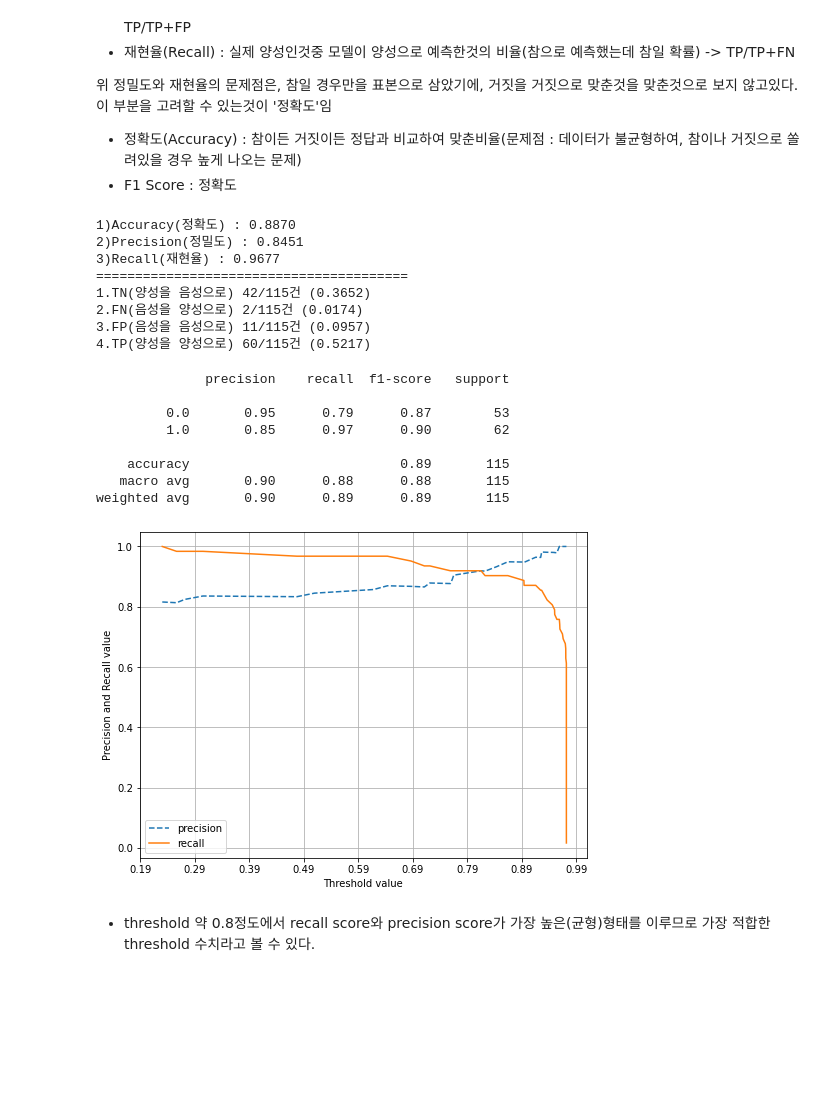
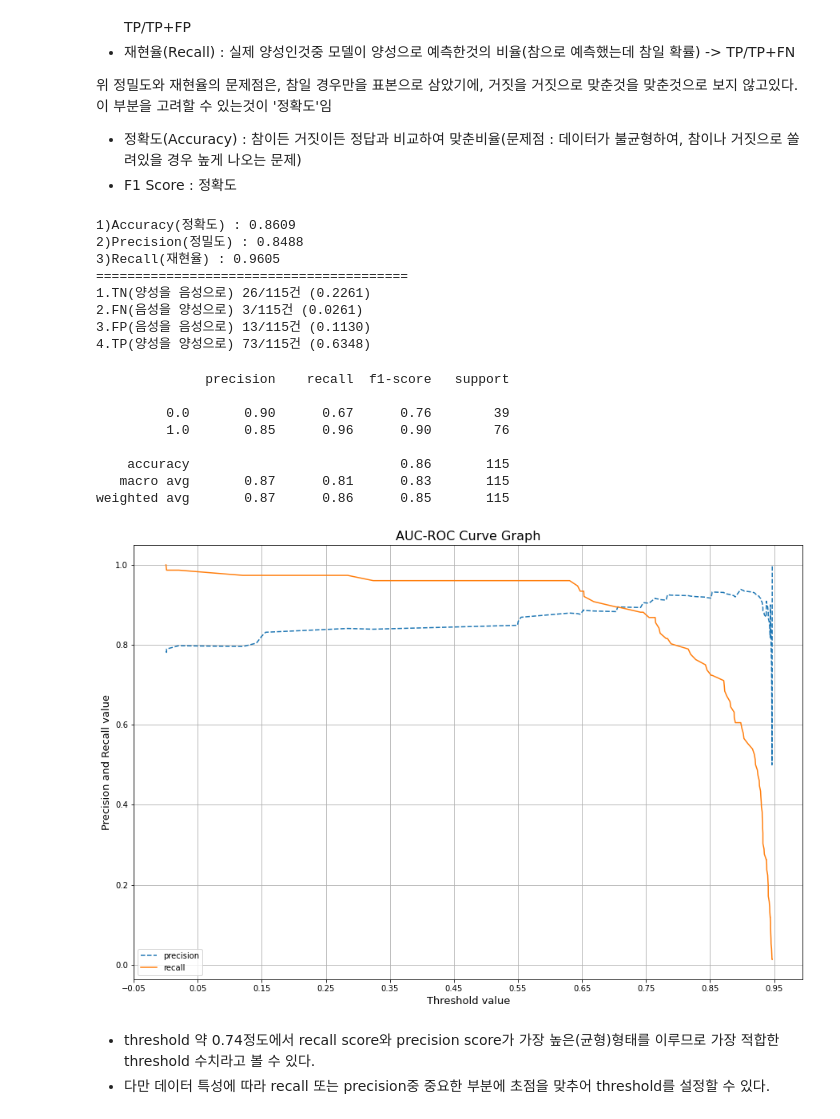
Before and after one commit to WontaeKim89/tech_Internalizing, a Jupyter notebook: AUC-ROC_Curve.ipynb, the cells around one changed output. Cells and saved outputs as stored; diff of their text form; code cells hidden in the pictures; blank space fills up the shorter version.

```diff
--- a/AUC-ROC_Curve.ipynb
+++ b/AUC-ROC_Curve.ipynb
@@ -106,7 +109,7 @@ print(len(train_loader.dataset), len(valid_loader.dataset), len(test_loader.data
 # %% [output]
 341 113 115
 # %%
-class Mymodel(nn.Module):
+class My_model(nn.Module):
     def __init__(self, input_dim, output_dim):
         self.input_dim = input_dim
         self.output_dim = output_dim
@@ -122,7 +125,7 @@ class Mymodel(nn.Module):
         self.linear8 = nn.Linear(3, 2)
         self.linear9 = nn.Linear(2, output_dim)
         self.act1 = nn.LeakyReLU()
-        self.act2 = nn.sigmoid()
+        self.act2 = nn.Sigmoid()
 
     def forward(self, x):
         h = self.act1(self.linear1(x))
@@ -295,53 +297,55 @@ print(f'2.FN(음성을 양성으로) {fn}/{len(y[2])}건 ({fn/len(y[2]):.4f})')
 print(f'3.FP(음성을 음성으로) {fp}/{len(y[2])}건 ({fp/len(y[2]):.4f})')
 print(f'4.TP(양성을 양성으로) {tp}/{len(y[2])}건 ({tp/len(y[2]):.4f})')
 # %% [output]
-1)Accuracy(정확도) : 0.8870
-2)Precision(정밀도) : 0.8451
-3)Recall(재현율) : 0.9677
+1)Accuracy(정확도) : 0.8609
+2)Precision(정밀도) : 0.8488
+3)Recall(재현율) : 0.9605
 ========================================
-1.TN(양성을 음성으로) 42/115건 (0.3652)
-2.FN(음성을 양성으로) 2/115건 (0.0174)
-3.FP(음성을 음성으로) 11/115건 (0.0957)
-4.TP(양성을 양성으로) 60/115건 (0.5217)
+1.TN(양성을 음성으로) 26/115건 (0.2261)
+2.FN(음성을 양성으로) 3/115건 (0.0261)
+3.FP(음성을 음성으로) 13/115건 (0.1130)
+4.TP(양성을 양성으로) 73/115건 (0.6348)
 # %%
 print(classification_report(y[2], yy))
 # %% [output]
               precision    recall  f1-score   support
 
-         0.0       0.95      0.79      0.87        53
-         1.0       0.85      0.97      0.90        62
+         0.0       0.90      0.67      0.76        39
+         1.0       0.85      0.96      0.90        76
 
-    accuracy                           0.89       115
-   macro avg       0.90      0.88      0.88       115
-weighted avg       0.90      0.89      0.89       115
+    accuracy                           0.86       115
+   macro avg       0.87      0.81      0.83       115
+weighted avg       0.87      0.86      0.85       115
 # %%
 from sklearn.metrics import roc_curve
 
 import matplotlib.pyplot as plt
 import matplotlib.ticker as ticker
 %matplotlib inline
 
 def precision_recall_curve_plot(y_test , pred_proba_c1):
     # threshold ndarray와 이 threshold에 따른 정밀도, 재현율 ndarray 추출.
     precisions, recalls, thresholds = precision_recall_curve(y_test, pred_proba_c1)
 
     # X축을 threshold값으로, Y축은 정밀도, 재현율 값으로 각각 Plot 수행. 정밀도는 점선으로 표시
-    plt.figure(figsize=(8,6))
+    plt.figure(figsize=(15,10))
     threshold_boundary = thresholds.shape[0]
     plt.plot(thresholds, precisions[0:threshold_boundary], linestyle='--', label='precision')
     plt.plot(thresholds, recalls[0:threshold_boundary],label='recall')
 
     # threshold 값 X 축의 Scale을 0.1 단위로 변경
     start, end = plt.xlim()
     plt.xticks(np.round(np.arange(start, end, 0.1),2))
 
     # x축, y축 label과 legend, 그리고 grid 설정
-    plt.xlabel('Threshold value'); plt.ylabel('Precision and Recall value')
+    plt.title('AUC-ROC Curve Graph', fontsize = 16)
+    plt.xlabel('Threshold value', fontsize=13); plt.ylabel('Precision and Recall value', fontsize=13)
     plt.legend(); plt.grid()
     plt.show()
 
 precision_recall_curve_plot(y[2], y_hat)
 # %% [output]
-[figure, old version]
+[figure, new version]
 # %% [markdown]
-- threshold 약 0.8정도에서 recall score와 precision score가 가장 높은(균형)형태를 이루므로 가장 적합한 threshold 수치라고 볼 수 있다.
+- threshold 약 0.74정도에서 recall score와 precision score가 가장 높은(균형)형태를 이루므로 가장 적합한 threshold 수치라고 볼 수 있다.
+- 다만 데이터 특성에 따라 recall 또는 precision중 중요한 부분에 초점을 맞추어 threshold를 설정할 수 있다.
```
Also changed, not shown: parts of 5 cells of this notebook.
